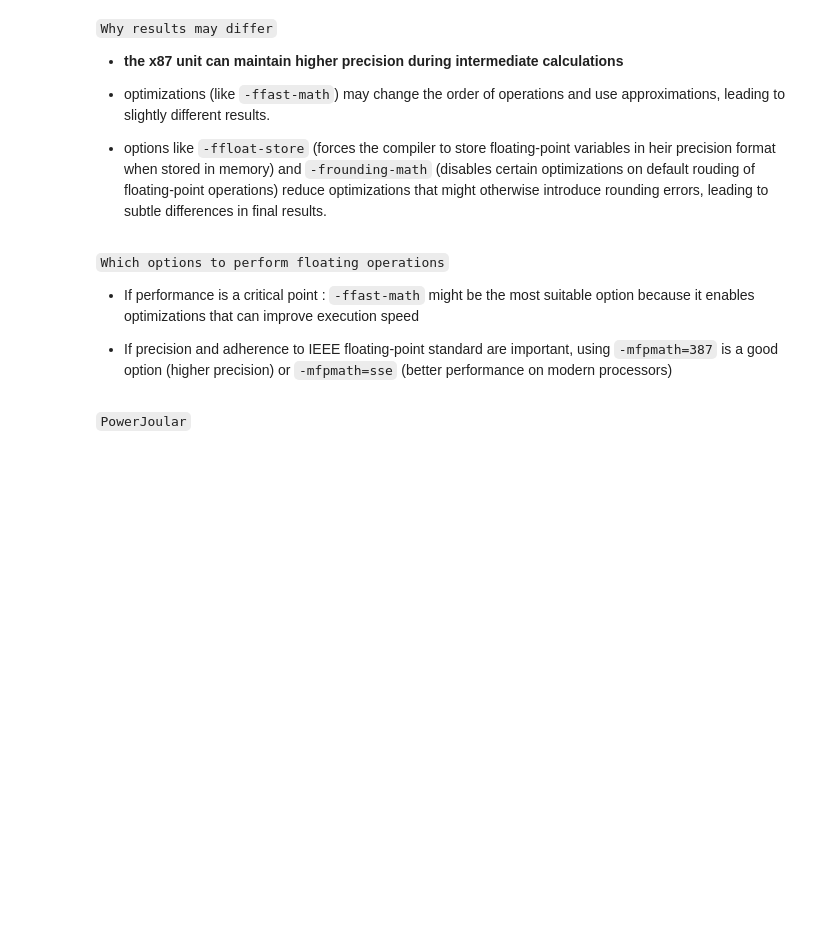
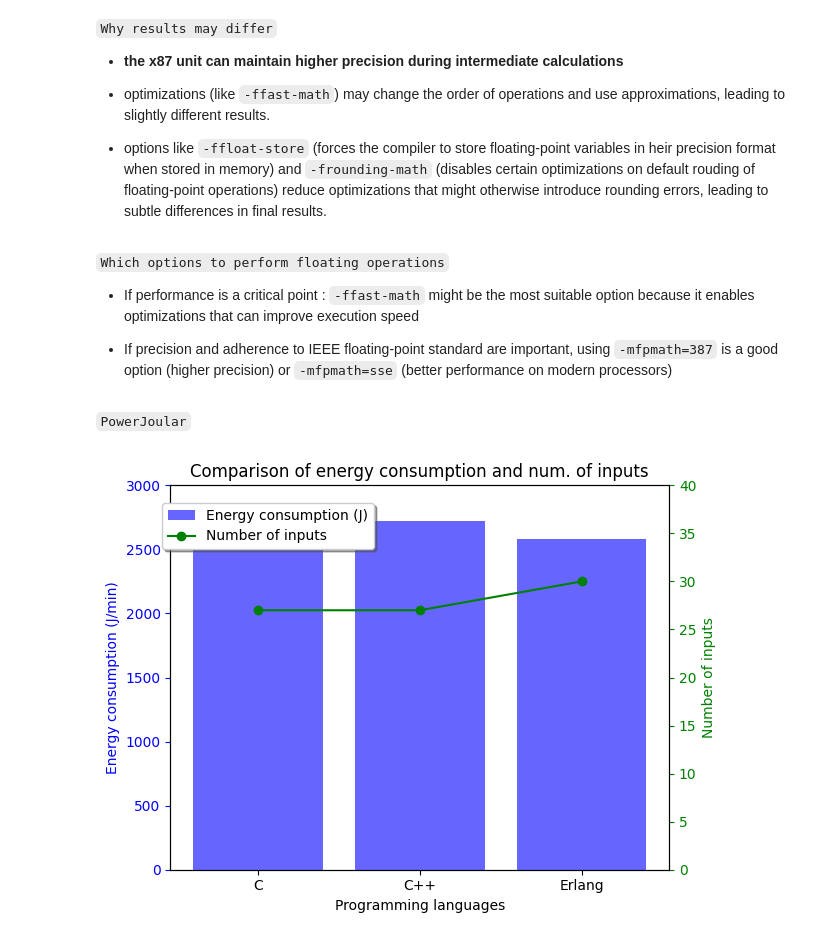
Before and after one commit to reynaldesgr/HPC-Benchmark, a Jupyter notebook: notebook/graphs.ipynb, the cells around one changed output. Saved outputs shown, nothing was run; the diff lists cells and outputs as text; code cells hidden in the pictures; blank space fills up the shorter version.

Commit message:
Add energy comsuption graph

```diff
--- a/notebook/graphs.ipynb
+++ b/notebook/graphs.ipynb
@@ -351,3 +351,36 @@ x87 processors have been the standard for floating-point calculations on x86 arc
 * If precision and adherence to IEEE floating-point standard are important, using ``-mfpmath=387`` is a good option (higher precision) or ``-mfpmath=sse`` (better performance on modern processors)
 # %% [markdown]
 ``PowerJoular``
+# %%
+# Adjusting the code as per the user's request to set the inputs range from 0 to 40 and update the legend placement
+
+# Data
+languages = ['C', 'C++', 'Erlang']
+consumptions = [2727.24, 2723.23, 2578.87]
+inputs = [27, 27, 30]
+
+# Creating the plot
+fig, ax1 = plt.subplots()
+
+# Bars for energy consumption
+ax1.bar(languages, consumptions, color='b', alpha=0.6, label='Energy consumption (J)')
+ax1.set_xlabel('Programming languages')
+ax1.set_ylabel('Energy consumption (J/min)', color='b')
+ax1.tick_params('y', colors='b')
+ax1.set_ylim([0, 3000])  # Adjusting the y-axis to better visualize the energy consumption
+
+# Secondary axis for the number of inputs
+ax2 = ax1.twinx()
+ax2.plot(languages, inputs, color='g', marker='o', label='Number of inputs')
+ax2.set_ylabel('Number of inputs', color='g')
+ax2.tick_params('y', colors='g')
+ax2.set_ylim([0, 40])  # Setting the input range from 0 to 40
+
+# Title and legend
+plt.title('Comparison of energy consumption and num. of inputs')
+fig.tight_layout()
+fig.legend(loc='upper left', bbox_to_anchor=(0.1, 0.9), fancybox=True, shadow=True)
+
+plt.show()
+# %% [output]
+[figure, added]
```
